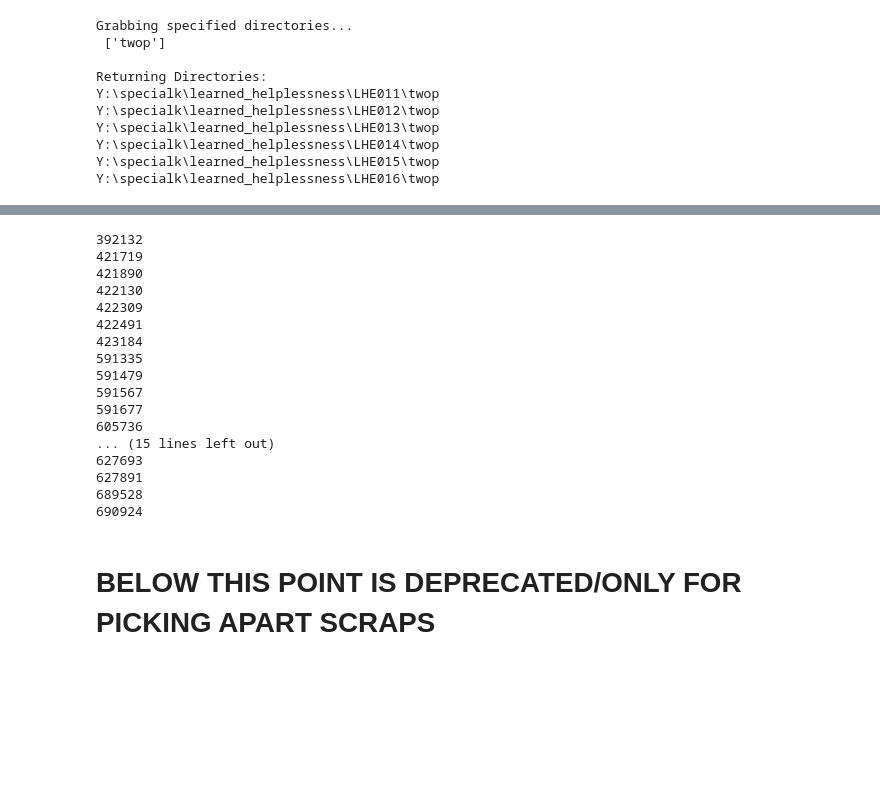
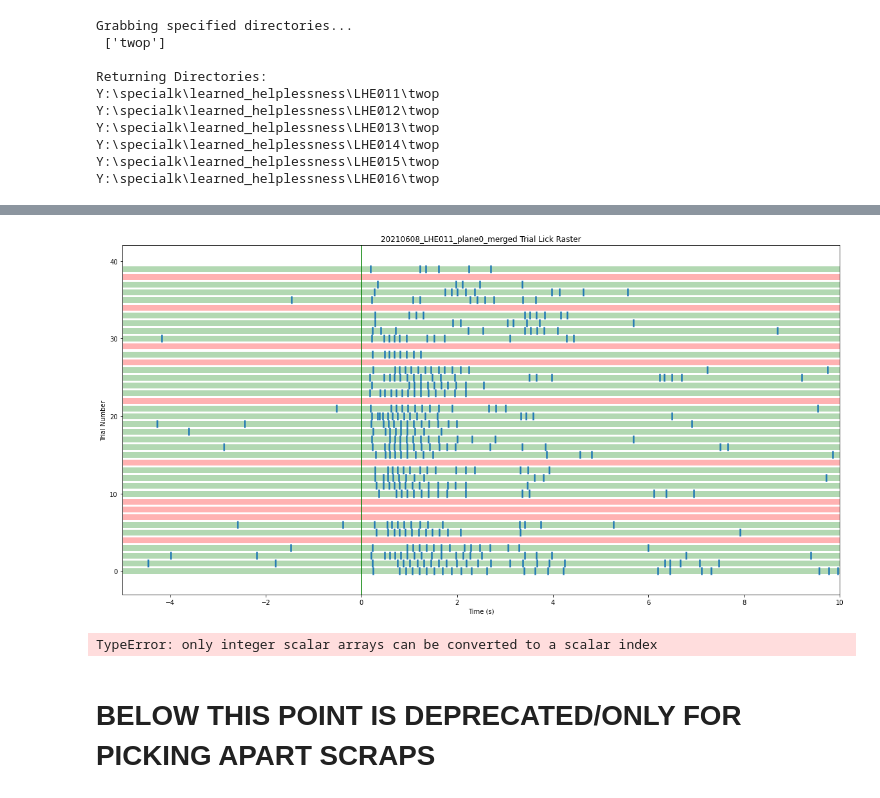
Before and after one commit to Tyelab/headfix_behavior_data_dev, a Jupyter notebook: bruker_data_grepping.ipynb, the cells around one changed output, grey strips where cells are left out. Saved outputs shown, nothing was run; the diff lists cells and outputs as text; code cells hidden in the pictures; blank space fills up the shorter version.

```diff
--- a/bruker_data_grepping.ipynb
+++ b/bruker_data_grepping.ipynb
@@ -740,47 +732,48 @@ pd.read_hdf("Y:/specialk/learned_helplessness/LHE011/twop/20210603/20210603_LHE0
 # %%
-def gen_session_lick_raster(merged_file, pre_window=5, post_window=5):
+def gen_session_lick_raster(merged_file, prewindow=5, postwindow=10):
 
-    # use converters with eval function to retain list from csv format
-    session_df = pd.read_hdf(merged_file, key="stimulus_timestamps", index_col="trial")
+    session_name = Path(merged_file).stem
 
-    lick_series = pd.read_hdf(merged_file, key="lick_timestamps")
-
-    session_df["centered_licks"] = np.empty((len(session_df), 0)).tolist()
+    session_liquid_aligned_lists, airpuff_trials, sucrose_trials = align_behavior(merged_file, prewindow, postwindow)
 
 
-    for lick in lick_series:
-        print(lick)
-        value = (lick - session_df["LiquidOn"].loc[lick_list[0]]).round(3)
-#         session_df["centered_licks"].loc[lick_list[0]].append(value)
+    fig = plt.figure(figsize=(20,10))
+    ax = fig.add_subplot()
+    plt.xlim(-prewindow, postwindow)
+    plt.title(Path(merged_file).stem + " Trial Lick Raster")
+    plt.xlabel("Time (s)")
+    plt.ylabel("Trial Number")
+    plt.axvline(x=0, ymin=0, ymax=len(session_liquid_aligned_lists), color="green", label="test")
+    plt.hlines(y=airpuff_trials, xmin=-prewindow, xmax=postwindow, alpha=0.3, linewidth=9, color="red")
+    plt.hlines(y=sucrose_trials, xmin=-prewindow, xmax=postwindow, alpha=0.3, linewidth=9, color="green")
+    ax.eventplot(positions=session_liquid_aligned_lists, linewidth=2.5)
 
-#     session_liquid_centered_lists = [lick for lick in session_df["centered_licks"]]
-
-#     session_lick_raster_fig, ax = plt.subplots()
-#     plt.xlim(-5, 5)
-#     plt.title(aligned_file.stem + " Entire Session Lick Raster")
-#     plt.xlabel("Time (s)")
-#     plt.ylabel("Trial Number")
-#     plt.axvline(x=0, ymin=0, ymax=40, color="green", label="test")
-#     ax.eventplot(positions=session_liquid_centered_lists)
-
-gen_session_lick_raster("Y:/specialk/learned_helplessness/LHE011/twop/20210603/20210603_LHE011_plane0_merged.h5")
+gen_session_lick_raster("Y:/specialk/learned_helplessness/LHE011/twop/20210608/20210608_LHE011_plane0_merged.h5")
 # %% [output]
-392132
-421719
-421890
-422130
-422309
-422491
-423184
-591335
-591479
-591567
-591677
-605736
-... (15 lines left out)
-627693
-627891
-689528
-690924
+[figure, added]
+# %%
+def gen_session_lick_psth(merged_file, prewindow=5, postwindow=10):
+
+    session_name = Path(merged_file).stem
+
+    session_liquid_aligned_lists, airpuff_trials, sucrose_trials = align_behavior(merged_file, prewindow, postwindow)
+
+    psth_licks = []
+
+    for entry in session_liquid_aligned_lists:
+        for lick in entry:
+            psth_licks.append(lick)
+
+    bins = np.arange(-prewindow, postwindow + 0.5, 0.5)
+
+    digitized = np.digitize(psth_licks, bins, right=True)
+
+    test = []
+
+    means = [test[digitized == i].mean() for i in range(1, len(bins))]
+
+gen_session_lick_psth("Y:/specialk/learned_helplessness/LHE011/twop/20210608/20210608_LHE011_plane0_merged.h5")
+# %% [output]
+TypeError: only integer scalar arrays can be converted to a scalar index
 # %% [markdown]
 # BELOW THIS POINT IS DEPRECATED/ONLY FOR PICKING APART SCRAPS
```
Also changed, not shown: parts of 16 cells of this notebook, 11 other files.
